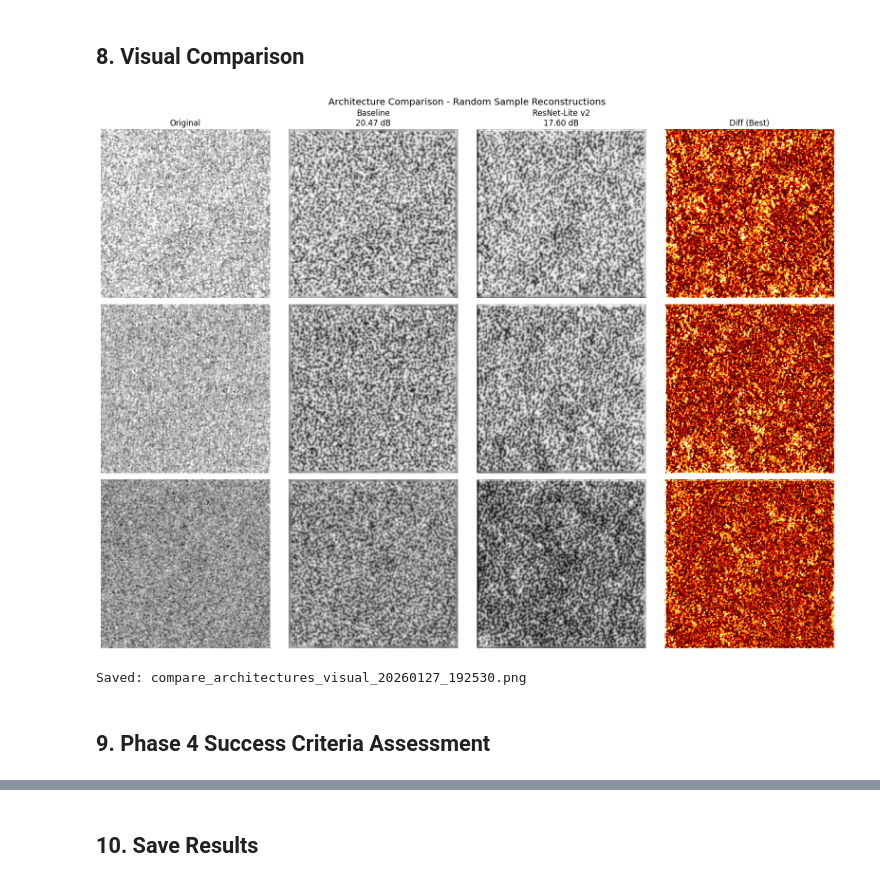
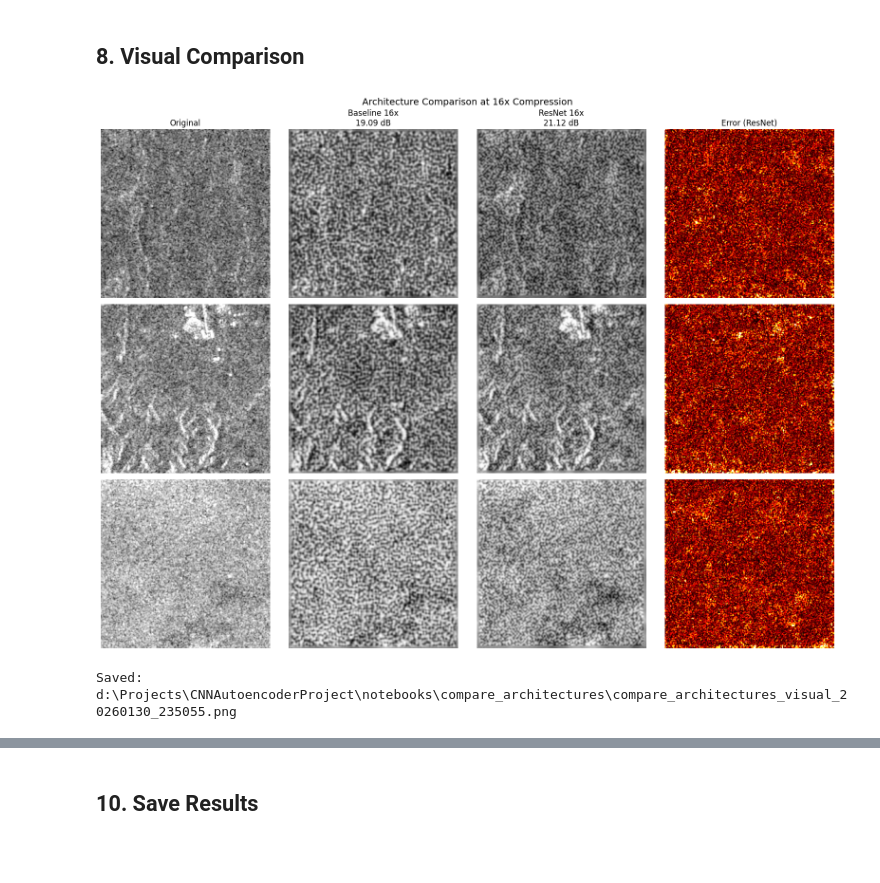
Before and after one commit to AdamDuffyCastaldo/CNNAutoencoderProject, a Jupyter notebook: notebooks/compare_architectures.ipynb, the cells around one changed output, grey strips where cells are left out. Saved outputs shown, nothing was run; the diff lists cells and outputs as text; code cells hidden in the pictures; blank space fills up the shorter version.

Commit message:
full check + final fixes

```diff
--- a/notebooks/compare_architectures.ipynb
+++ b/notebooks/compare_architectures.ipynb
@@ -101,10 +117,10 @@ models = {}
 model_info = {}
 
 for name, config in MODEL_CONFIGS.items():
-    checkpoint_path = Path(config['checkpoint'])
+    checkpoint_path = config.get('checkpoint')
 
-    if not checkpoint_path.exists():
-        print(f"[SKIP] {name}: checkpoint not found at {checkpoint_path}")
+    if not checkpoint_path:
+        print(f"[SKIP] {name}: checkpoint not found")
         continue
 
     try:
@@ -121,13 +137,12 @@ for name, config in MODEL_CONFIGS.items():
         models[name] = model
         model_info[name] = {
             'params': model.count_parameters()['total'],
-            'status': config['status'],
-            'notes': config['notes'],
             'epoch': checkpoint.get('epoch', 'unknown'),
             'best_val_loss': checkpoint.get('best_val_loss', None),
+            'checkpoint': checkpoint_path,
         }
 
-        print(f"[OK] {name}: {model_info[name]['params']:,} params, status={config['status']}")
+        print(f"[OK] {name}: {model_info[name]['params']:,} params")
 
     except Exception as e:
         print(f"[ERROR] {name}: {e}")
@@ -199,8 +234,6 @@ for name, model in models.items():
         'val_psnr': np.mean(psnrs),
         'val_ssim': np.mean(ssims),
         'params': model_info[name]['params'],
-        'status': model_info[name]['status'],
-        'notes': model_info[name]['notes'],
     }
 
     print(f"  Loss: {results[name]['val_loss']:.4f}")
@@ -223,12 +264,6 @@ Evaluating ResNet-Lite v2...
 sample_batch = next(iter(val_loader))[:4].to(device)
 
 for name, model in models.items():
-    if model_info[name]['status'] == 'incomplete':
-        print(f"\n{name}: [SKIPPED - incomplete training]")
-        results[name]['enl_ratio'] = None
-        results[name]['epi'] = None
-        continue
-
     with torch.no_grad():
         output, _ = model(sample_batch)
 
@@ -301,60 +351,61 @@ Recommendation: Use Baseline for Phase 5 (Full Image Inference)
 # %% [markdown]
 ## 8. Visual Comparison
 # %%
-# Visual comparison on random sample patches
-import random
 from datetime import datetime
-timestamp = datetime.now().strftime("%Y%m%d_%H%M%S")
 
+# Compare at 16x compression
+models_16x = {k: v for k, v in models.items() if '16x' in k}
 n_samples = 3
-complete_models_list = [name for name in models.keys() if model_info[name]['status'] == 'complete']
 
-# Grab a random batch by sampling random indices from the val dataset
+# Grab random samples
 random_indices = random.sample(range(len(dm.val_dataset)), n_samples)
-sample_batch = torch.stack([dm.val_dataset[i] for i in random_indices]).to(device)
+sample_batch = torch.stack([dm.val_dataset.dataset[dm.val_dataset.indices[i]] for i in random_indices]).to(device)
 
-fig, axes = plt.subplots(n_samples, len(complete_models_list) + 2, figsize=(4 * (len(complete_models_list) + 2), 4 * n_samples))
+fig, axes = plt.subplots(n_samples, len(models_16x) + 2, figsize=(4 * (len(models_16x) + 2), 4 * n_samples))
 
 for i in range(n_samples):
     orig = sample_batch[i, 0].cpu().numpy()
 
     # Original
     axes[i, 0].imshow(orig, cmap='gray')
     axes[i, 0].set_title('Original' if i == 0 else '')
     axes[i, 0].axis('off')
 
-    # Each complete model
-    for j, name in enumerate(complete_models_list):
-        model = models[name]
+    # Each model
+    for j, (name, model) in enumerate(models_16x.items()):
         with torch.no_grad():
             output, _ = model(sample_batch[i:i+1])
         recon = output[0, 0].cpu().numpy()
 
         axes[i, j + 1].imshow(recon, cmap='gray')
         if i == 0:
-            axes[i, j + 1].set_title(f"{name}\n{results[name]['val_psnr']:.2f} dB")
+            psnr = results[name]['val_psnr']
+            axes[i, j + 1].set_title(f"{name}\n{psnr:.2f} dB")
         axes[i, j + 1].axis('off')
 
-    # Difference (best model)
-    best_model = models[complete_models_list[-1]]  # Last complete model (usually best)
-    with torch.no_grad():
-        output, _ = best_model(sample_batch[i:i+1])
-    recon = output[0, 0].cpu().numpy()
-    diff = np.abs(orig - recon)
+    # Difference (ResNet 16x)
+    if 'ResNet 16x' in models_16x:
+        with torch.no_grad():
+            output, _ = models_16x['ResNet 16x'](sample_batch[i:i+1])
+        recon = output[0, 0].cpu().numpy()
+        diff = np.abs(orig - recon)
 
-    axes[i, -1].imshow(diff, cmap='hot', vmin=0, vmax=0.3)
-    axes[i, -1].set_title('Diff (Best)' if i == 0 else '')
-    axes[i, -1].axis('off')
+        axes[i, -1].imshow(diff, cmap='hot', vmin=0, vmax=0.3)
+        axes[i, -1].set_title('Error (ResNet)' if i == 0 else '')
+        axes[i, -1].axis('off')
 
-plt.suptitle('Architecture Comparison - Random Sample Reconstructions', fontsize=14)
+plt.suptitle('Architecture Comparison at 16x Compression', fontsize=14)
 plt.tight_layout()
-visual_path = f'notebooks/compare_architectures/compare_architectures_visual_{timestamp}.png'
+
+# Save figure
+timestamp = datetime.now().strftime("%Y%m%d_%H%M%S")
+out_dir = project_root / 'notebooks' / 'compare_architectures'
+out_dir.mkdir(exist_ok=True)
+visual_path = out_dir / f'compare_architectures_visual_{timestamp}.png'
 plt.savefig(visual_path, dpi=150)
 plt.show()
 
 print(f"\nSaved: {visual_path}")
 # %% [output]
-[figure, old version]
+[figure, new version]
-Saved: compare_architectures_visual_20260127_192530.png
+Saved: d:\Projects\CNNAutoencoderProject\notebooks\compare_architectures\compare_architectures_visual_20260130_235055.png
-# %% [markdown]
-## 9. Phase 4 Success Criteria Assessment
```
Also changed, not shown: parts of 19 cells of this notebook, 12 other files.
